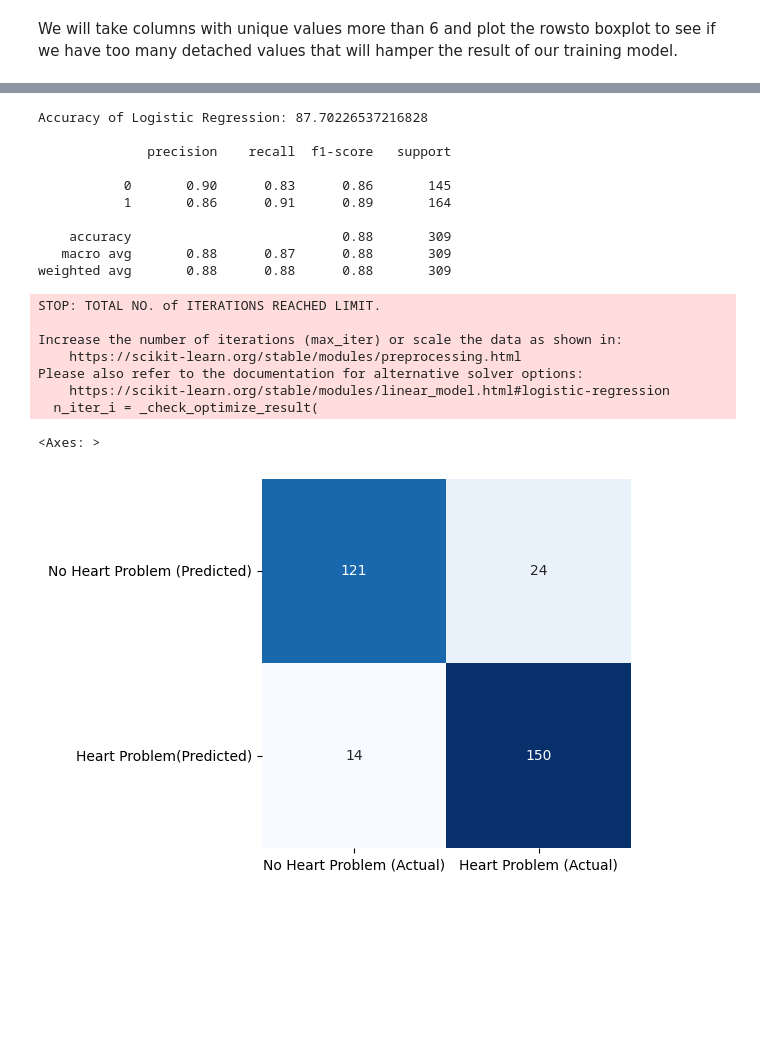
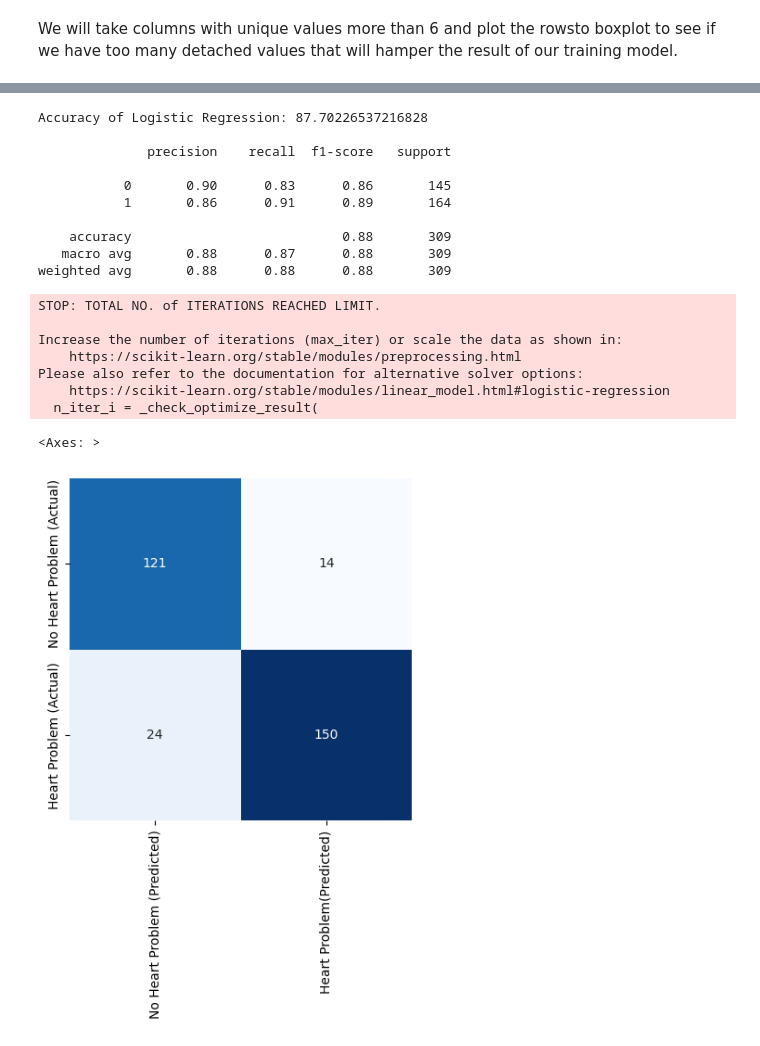
Before and after one commit to Lycanthrope8/CSE422-Project, a Jupyter notebook: CSE422_Final_Project.ipynb, the cells around one changed output, grey strips where cells are left out. Cells and saved outputs as stored; diff of their text form; code cells hidden in the pictures; blank space fills up the shorter version.

```diff
--- a/CSE422_Final_Project.ipynb
+++ b/CSE422_Final_Project.ipynb
@@ -208,36 +204,35 @@ X_test_scaled = feature_scaler.transform(X_test)
 # %%
-# Model 1: Logistic Regression
-
+# Model 2: Logistic Regression
 lr_model = LogisticRegression()
 lr_fit = lr_model.fit(X_train, y_train)
 lr_pred = lr_model.predict(X_test)
-lr_conf_matrix = confusion_matrix(y_test, lr_pred)
+lr_conf_matrix = confusion_matrix(lr_pred, y_test)
 lr_acc = accuracy_score(y_test, lr_pred)
 
 print("\n")
 print("Accuracy of Logistic Regression:", lr_acc * 100, '\n')
 print(classification_report(y_test, lr_pred))
-sns.heatmap(lr_conf_matrix, xticklabels=["No Heart Problem (Actual)","Heart Problem (Actual)"],
-            yticklabels=["No Heart Problem (Predicted)","Heart Problem(Predicted)"],
+sns.heatmap(lr_conf_matrix, xticklabels=["No Heart Problem (Predicted)","Heart Problem(Predicted)"],
+            yticklabels=["No Heart Problem (Actual)","Heart Problem (Actual)"],
             square=True, annot=True, cmap='Blues', fmt='d', cbar=False)
 # %% [output]
 Accuracy of Logistic Regression: 87.70226537216828
 
               precision    recall  f1-score   support
 
            0       0.90      0.83      0.86       145
            1       0.86      0.91      0.89       164
 
     accuracy                           0.88       309
    macro avg       0.88      0.87      0.88       309
 weighted avg       0.88      0.88      0.88       309
 STOP: TOTAL NO. of ITERATIONS REACHED LIMIT.
 
 Increase the number of iterations (max_iter) or scale the data as shown in:
     https://scikit-learn.org/stable/modules/preprocessing.html
 Please also refer to the documentation for alternative solver options:
     https://scikit-learn.org/stable/modules/linear_model.html#logistic-regression
   n_iter_i = _check_optimize_result(
 <Axes: >
-[figure, old version]
+[figure, new version]
 # %%
```
Also changed, not shown: parts of 8 cells of this notebook.
